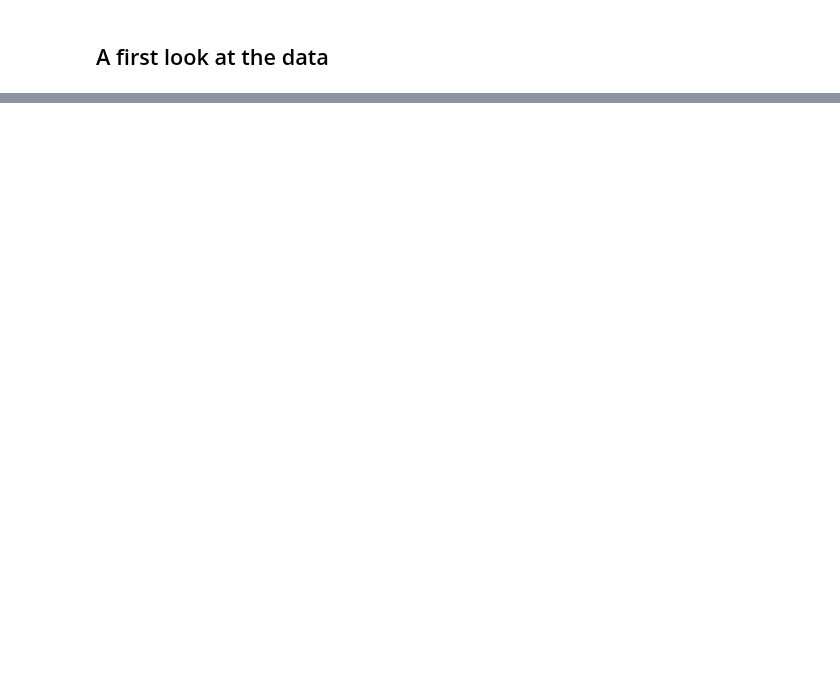
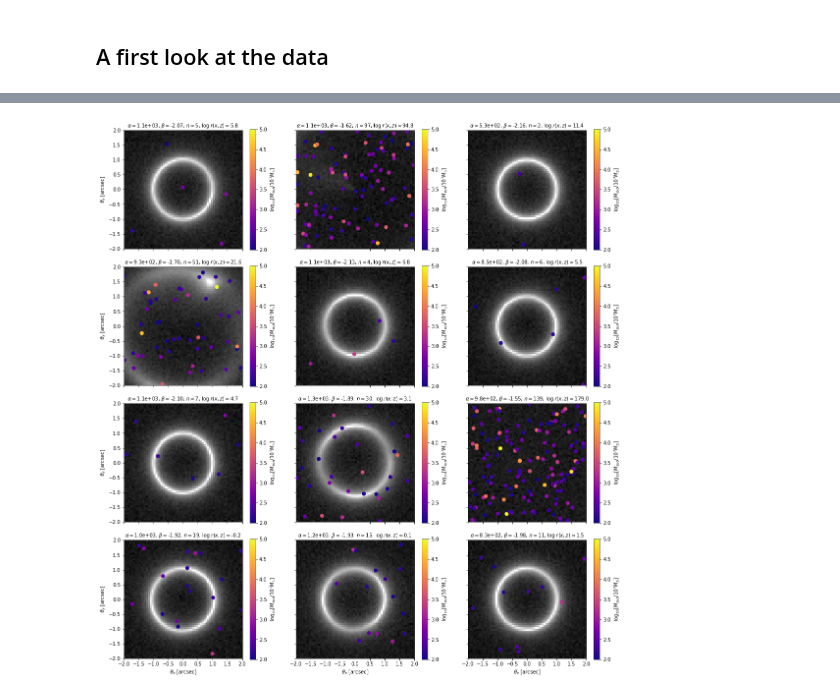
Before and after one commit to smsharma/mining-for-substructure-lens, a Jupyter notebook: notebooks/generate.ipynb, the cells around one changed output, grey strips where cells are left out. Saved outputs shown, nothing was run; the diff lists cells and outputs as text; code cells hidden in the pictures; blank space fills up the shorter version.

```diff
--- a/notebooks/generate.ipynb
+++ b/notebooks/generate.ipynb
@@ -147,16 +161,16 @@ plt.show()
 # %%
-plt.figure(figsize=(15,12))
+plt.figure(figsize=(15,16))
 
-for i in [6,7,8,0,3,1,2,4,5]:
-    if i == 6:
-        ax_y = plt.subplot(3,3,i+1)
+for i in [9,10,11,0,3,6,1,2,4,5,7,8]:
+    if i == 9:
+        ax_y = plt.subplot(4,3,i+1)
         ax_x = ax_y
-    elif i in [7,8]:
-        ax_x = plt.subplot(3,3,i+1, sharey=ax_y)
-    elif i in [0,3]:
-        ax_y = plt.subplot(3,3,i+1, sharex=ax_x)
+    elif i in [10,11]:
+        ax_x = plt.subplot(4,3,i+1, sharey=ax_y)
+    elif i in [0,3,6]:
+        ax_y = plt.subplot(4,3,i+1, sharex=ax_x)
     else:
-        ax = plt.subplot(3,3,i+1, sharey=ax_y, sharex=ax_x)
+        ax = plt.subplot(4,3,i+1, sharey=ax_y, sharex=ax_x)
 
     plt.imshow(
         np.log10(x[i]),
@@ -168,36 +182,39 @@ for i in [6,7,8,0,3,1,2,4,5]:
     sc = plt.scatter(
         pos_subs[i][:,0],
         pos_subs[i][:,1],
         s=50.,
         c=np.log10(m_subs[i][:]),
         cmap="plasma",
         vmin=2.,
-        vmax=4.,
+        vmax=5.,
     )
     cbar = plt.colorbar(sc)
 
     plt.xlim(-2.,2.)
     plt.ylim(-2.,2.)
 
-    description = r"$\alpha = ${:.1e}, $\beta = ${:.2f}, $\log \; r(x,z) = ${:.1f}".format(
+    description = r"$\alpha = ${:.1e}, $\beta = ${:.2f}, $n = {}$, $\log \; r(x,z) = ${:.1f}".format(
             alpha[i],
             beta[i],
+            n_subs[i],
             log_r_xz[i]
         )
     plt.title(
         description,
         fontsize=10
     )
-    if i in [6,7,8]:
+    if i in [9,10,11]:
         plt.xlabel(r"$\theta_x$ [arcsec]")
     else:
         plt.setp(plt.gca().get_xticklabels(), visible=False)
-    if i in [0,3,6]:
+    if i in [0,3,6,9]:
         plt.ylabel(r"$\theta_y$ [arcsec]")
     else:
         plt.setp(plt.gca().get_yticklabels(), visible=False)
-    cbar.set_label(r'$\log_{10} [M_{sub} / 10^7 M_S]$]')
+    cbar.set_label(r'$\log_{10} [M_{sub} / 10^7 M_S]$')
 
 
 plt.tight_layout()
-plt.show()
+plt.savefig("subhalos.pdf")
+# %% [output]
+[figure, added]
```
Also changed, not shown: parts of 2 cells of this notebook, 4 other files.
